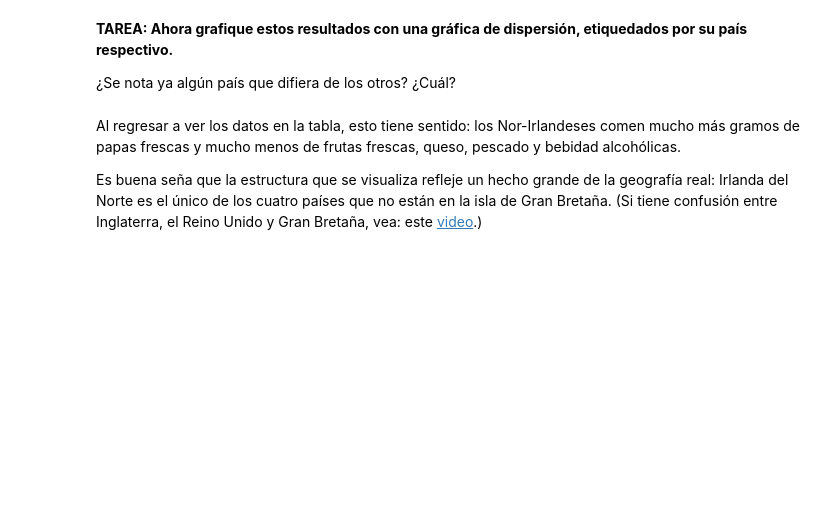
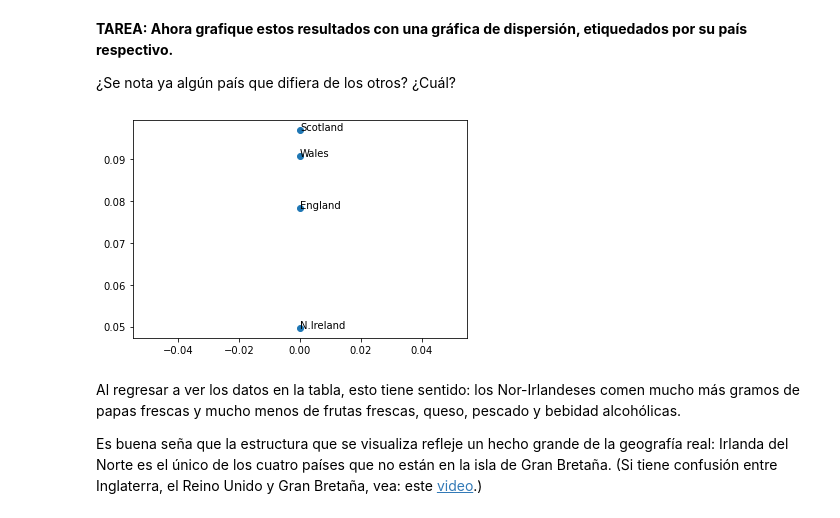
Before and after one commit to RobertAlexCL/Lab06-Data-Science, a Jupyter notebook: Lab_Autocodificadores-1.ipynb, the cells around one changed output. Saved outputs shown, nothing was run; the diff lists cells and outputs as text; code cells hidden in the pictures; blank space fills up the shorter version.

```diff
--- a/Lab_Autocodificadores-1.ipynb
+++ b/Lab_Autocodificadores-1.ipynb
@@ -162,3 +147,5 @@ Epoch 15/15
 **TAREA: Pase los datos normalizados solo por el codificador y prediga la salida ya re-dimensionada.  Nota: Lo más seguro es que obtengan resultados diferentes debido a las inicializaciones al azar.**
 # %%
 #SU CODIGO AQUI
+# %%
+salida_redimensionada = codificador.predict(escalar)
@@ -166,12 +160,22 @@ Epoch 15/15
 **TAREA:  Una los datos codificados bidimensionales, con el indice original de países.  Asegúrese de verificar el orden del índice para asegurar que quede unido correctamente.  Hay muchas formas de hacer esto con Pandas.**
 # %%
 #SU CODIGO AQUI
+# %%
+lista_nombres = list(df.transpose().index)
 # %% [markdown]
 **TAREA:  Ahora grafique estos resultados con una gráfica de dispersión, etiquedados por su país respectivo.**
 
 ¿Se nota ya algún país que difiera de los otros?  ¿Cuál?
 # %%
 #SU CODIGO AQUI
+# %%
+plt.scatter(salida_redimensionada[:, 0],
+            salida_redimensionada[:, 1])
+
+for i in range(0, len(salida_redimensionada)):
+    plt.annotate(lista_nombres[i], salida_redimensionada[i])
+# %% [output]
+[figure, added]
 # %% [markdown]
 Al regresar a ver los datos en la tabla, esto tiene sentido: los Nor-Irlandeses comen mucho más gramos de papas frescas y mucho menos de frutas frescas, queso, pescado y bebidad alcohólicas.
 
```
Also changed, not shown: parts of 3 cells of this notebook.
